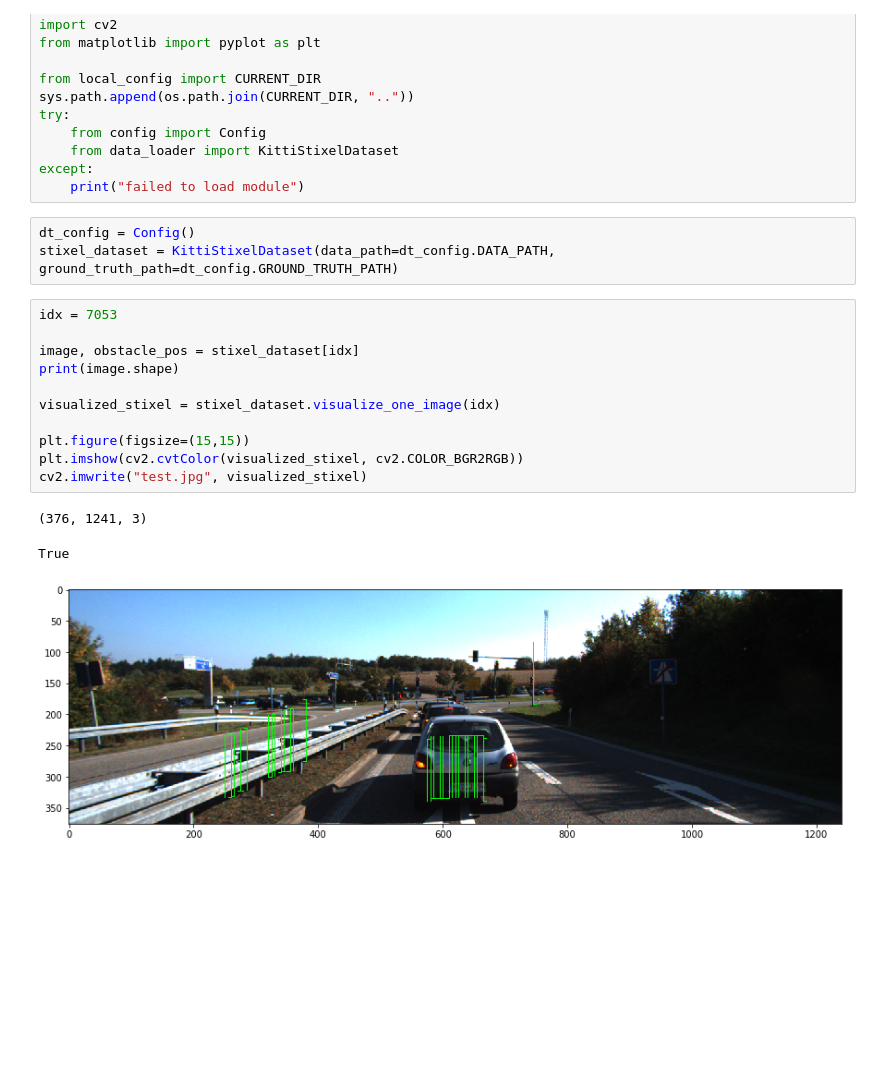
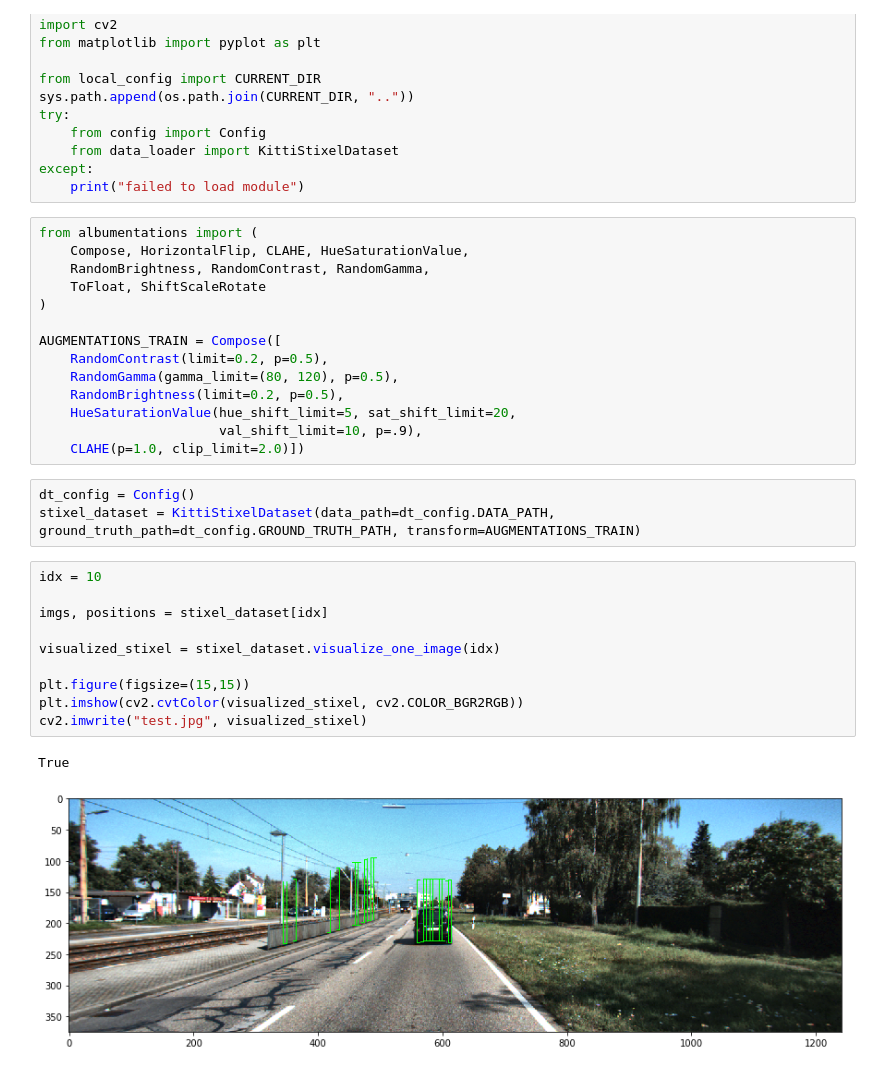
Before and after one commit to xmba15/obstacle_detection_stixelnet, a Jupyter notebook: notebooks/test_kitti_stixel_dataloader.ipynb, the cells around one changed output. Cells and saved outputs as stored; diff of their text form; blank space fills up the shorter version.

Commit message:
data loader

```diff
--- a/notebooks/test_kitti_stixel_dataloader.ipynb
+++ b/notebooks/test_kitti_stixel_dataloader.ipynb
@@ -12,21 +12,33 @@ try:
     from data_loader import KittiStixelDataset
 except:
     print("failed to load module")
+# %%
+from albumentations import (
+    Compose, HorizontalFlip, CLAHE, HueSaturationValue,
+    RandomBrightness, RandomContrast, RandomGamma,
+    ToFloat, ShiftScaleRotate
+)
+
+AUGMENTATIONS_TRAIN = Compose([
+    RandomContrast(limit=0.2, p=0.5),
+    RandomGamma(gamma_limit=(80, 120), p=0.5),
+    RandomBrightness(limit=0.2, p=0.5),
+    HueSaturationValue(hue_shift_limit=5, sat_shift_limit=20,
+                       val_shift_limit=10, p=.9),
+    CLAHE(p=1.0, clip_limit=2.0)])
 # %%
 dt_config = Config()
-stixel_dataset = KittiStixelDataset(data_path=dt_config.DATA_PATH, ground_truth_path=dt_config.GROUND_TRUTH_PATH)
+stixel_dataset = KittiStixelDataset(data_path=dt_config.DATA_PATH, ground_truth_path=dt_config.GROUND_TRUTH_PATH, transform=AUGMENTATIONS_TRAIN)
 # %%
-idx = 7053
+idx = 10
 
-image, obstacle_pos = stixel_dataset[idx]
-print(image.shape)
+imgs, positions = stixel_dataset[idx]
 
 visualized_stixel = stixel_dataset.visualize_one_image(idx)
 
 plt.figure(figsize=(15,15))
 plt.imshow(cv2.cvtColor(visualized_stixel, cv2.COLOR_BGR2RGB))
 cv2.imwrite("test.jpg", visualized_stixel)
 # %% [output]
-(376, 1241, 3)
+True
-True
-[figure, old version]
+[figure, new version]
```
Also changed, not shown: parts of 2 cells of this notebook, 2 other files.
